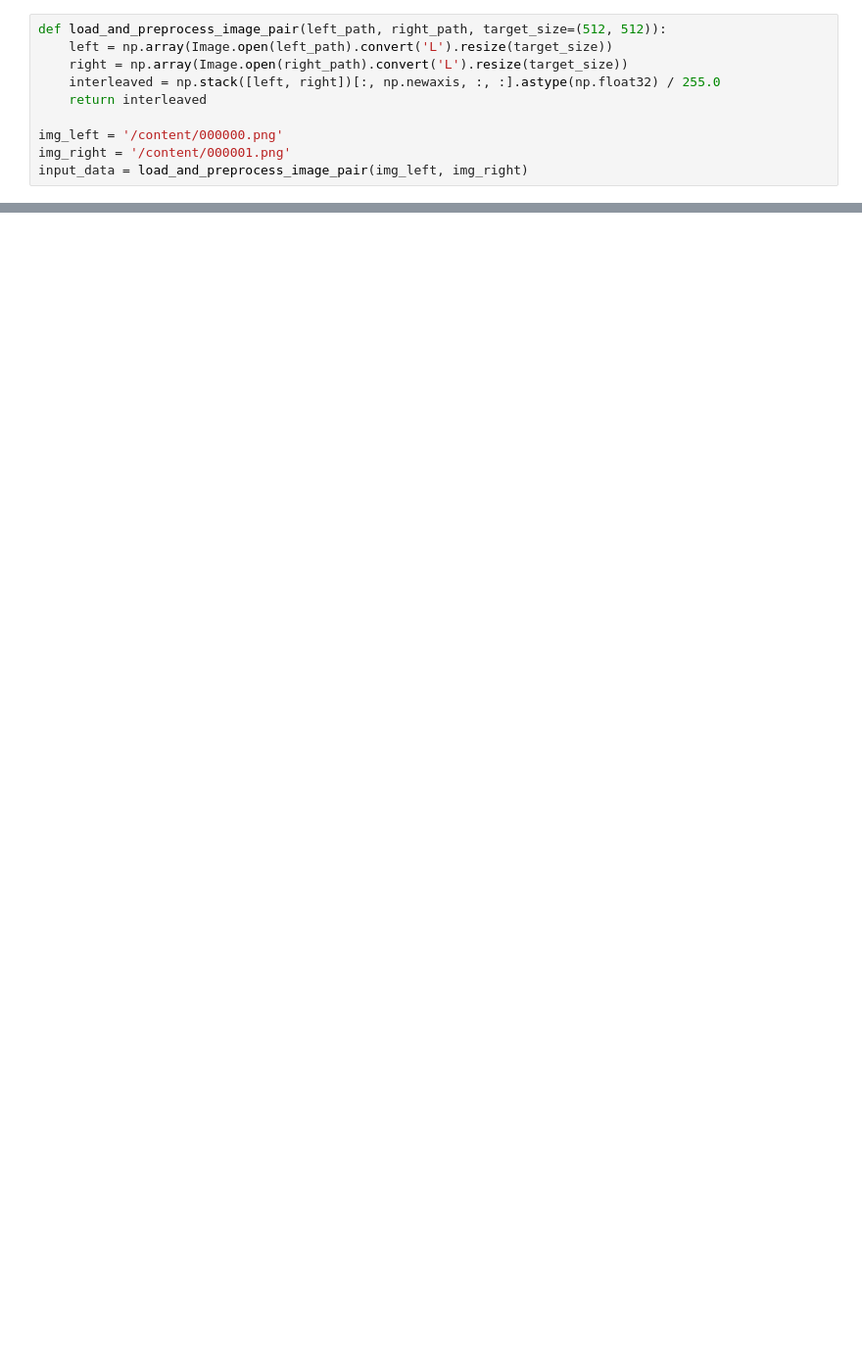
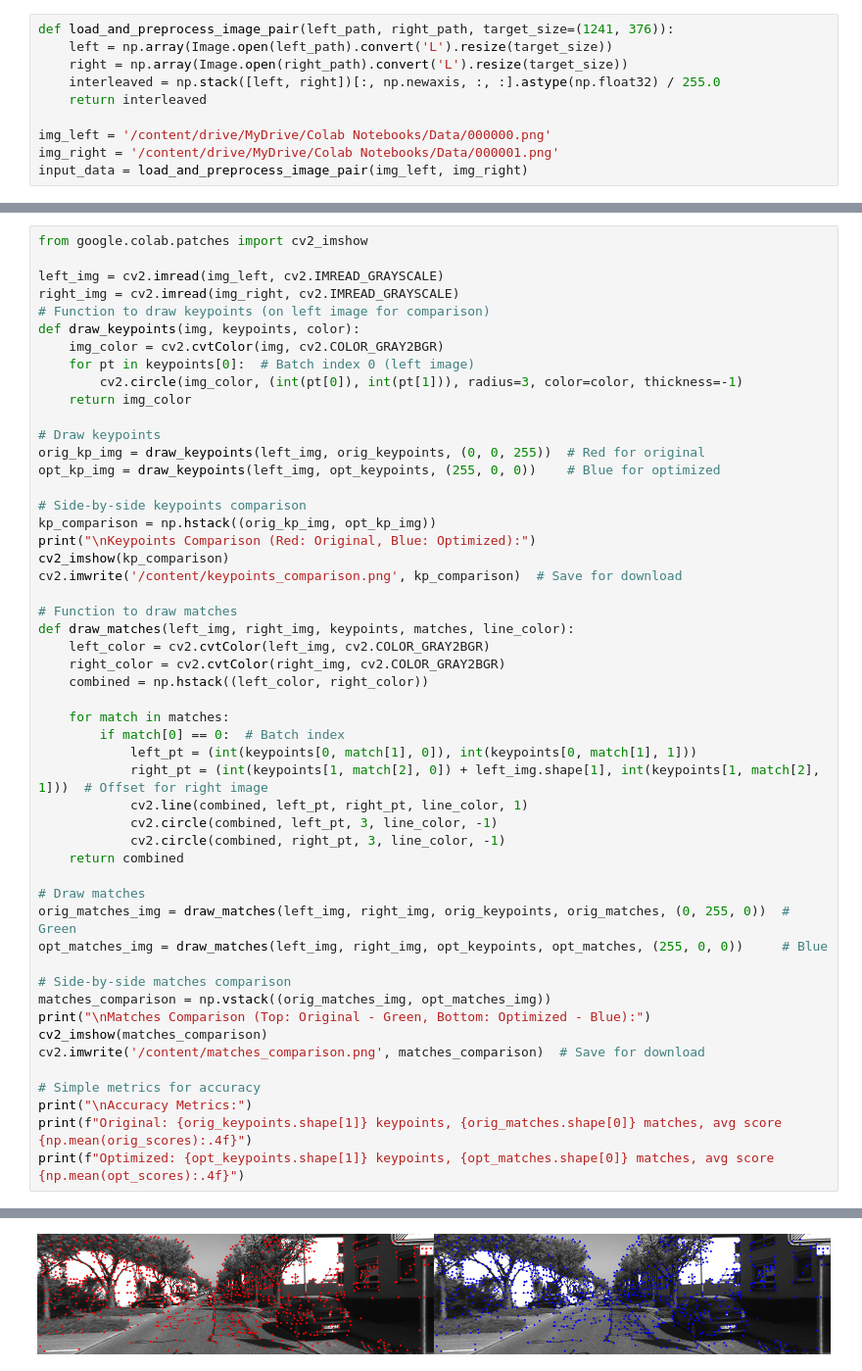
Before and after one commit to Harsh-PratapSingh/Intel_Project_2025, a Jupyter notebook: Untitled5.ipynb, the cells around one changed output, grey strips where cells are left out. Shown at 98% size. Drawn from its saved outputs; the diff is of its cells as text; blank space fills up the shorter version.

```diff
--- a/Untitled5.ipynb
+++ b/Untitled5.ipynb
@@ -110,10 +88,10 @@ Successfully installed coloredlogs-15.0.1 humanfriendly-10.0 onnxruntime-1.22.1
 # %%
-def load_and_preprocess_image_pair(left_path, right_path, target_size=(512, 512)):
+def load_and_preprocess_image_pair(left_path, right_path, target_size=(1241, 376)):
     left = np.array(Image.open(left_path).convert('L').resize(target_size))
     right = np.array(Image.open(right_path).convert('L').resize(target_size))
     interleaved = np.stack([left, right])[:, np.newaxis, :, :].astype(np.float32) / 255.0
     return interleaved
 
-img_left = '/content/000000.png'
-img_right = '/content/000001.png'
+img_left = '/content/drive/MyDrive/Colab Notebooks/Data/000000.png'
+img_right = '/content/drive/MyDrive/Colab Notebooks/Data/000001.png'
 input_data = load_and_preprocess_image_pair(img_left, img_right)
@@ -145,0 +134,52 @@ Speedup factor: 1.20x (optimized is faster if >1)
+# %%
+from google.colab.patches import cv2_imshow
+
+left_img = cv2.imread(img_left, cv2.IMREAD_GRAYSCALE)
+right_img = cv2.imread(img_right, cv2.IMREAD_GRAYSCALE)
+# Function to draw keypoints (on left image for comparison)
+def draw_keypoints(img, keypoints, color):
+    img_color = cv2.cvtColor(img, cv2.COLOR_GRAY2BGR)
+    for pt in keypoints[0]:  # Batch index 0 (left image)
+        cv2.circle(img_color, (int(pt[0]), int(pt[1])), radius=3, color=color, thickness=-1)
+    return img_color
+
+# Draw keypoints
+orig_kp_img = draw_keypoints(left_img, orig_keypoints, (0, 0, 255))  # Red for original
+opt_kp_img = draw_keypoints(left_img, opt_keypoints, (255, 0, 0))    # Blue for optimized
+
+# Side-by-side keypoints comparison
+kp_comparison = np.hstack((orig_kp_img, opt_kp_img))
+print("\nKeypoints Comparison (Red: Original, Blue: Optimized):")
+cv2_imshow(kp_comparison)
+cv2.imwrite('/content/keypoints_comparison.png', kp_comparison)  # Save for download
+
+# Function to draw matches
+def draw_matches(left_img, right_img, keypoints, matches, line_color):
+    left_color = cv2.cvtColor(left_img, cv2.COLOR_GRAY2BGR)
+    right_color = cv2.cvtColor(right_img, cv2.COLOR_GRAY2BGR)
+    combined = np.hstack((left_color, right_color))
+
+    for match in matches:
+        if match[0] == 0:  # Batch index
+            left_pt = (int(keypoints[0, match[1], 0]), int(keypoints[0, match[1], 1]))
+            right_pt = (int(keypoints[1, match[2], 0]) + left_img.shape[1], int(keypoints[1, match[2], 1]))  # Offset for right image
+            cv2.line(combined, left_pt, right_pt, line_color, 1)
+            cv2.circle(combined, left_pt, 3, line_color, -1)
+            cv2.circle(combined, right_pt, 3, line_color, -1)
+    return combined
+
+# Draw matches
+orig_matches_img = draw_matches(left_img, right_img, orig_keypoints, orig_matches, (0, 255, 0))  # Green
+opt_matches_img = draw_matches(left_img, right_img, opt_keypoints, opt_matches, (255, 0, 0))     # Blue
+
+# Side-by-side matches comparison
+matches_comparison = np.vstack((orig_matches_img, opt_matches_img))
+print("\nMatches Comparison (Top: Original - Green, Bottom: Optimized - Blue):")
+cv2_imshow(matches_comparison)
+cv2.imwrite('/content/matches_comparison.png', matches_comparison)  # Save for download
+
+# Simple metrics for accuracy
+print("\nAccuracy Metrics:")
+print(f"Original: {orig_keypoints.shape[1]} keypoints, {orig_matches.shape[0]} matches, avg score {np.mean(orig_scores):.4f}")
+print(f"Optimized: {opt_keypoints.shape[1]} keypoints, {opt_matches.shape[0]} matches, avg score {np.mean(opt_scores):.4f}")
+# %% [output]
@@ -145,0 +187 @@ Speedup factor: 1.20x (optimized is faster if >1)
+[figure, added]
```
Also changed, not shown: parts of 12 cells of this notebook.
